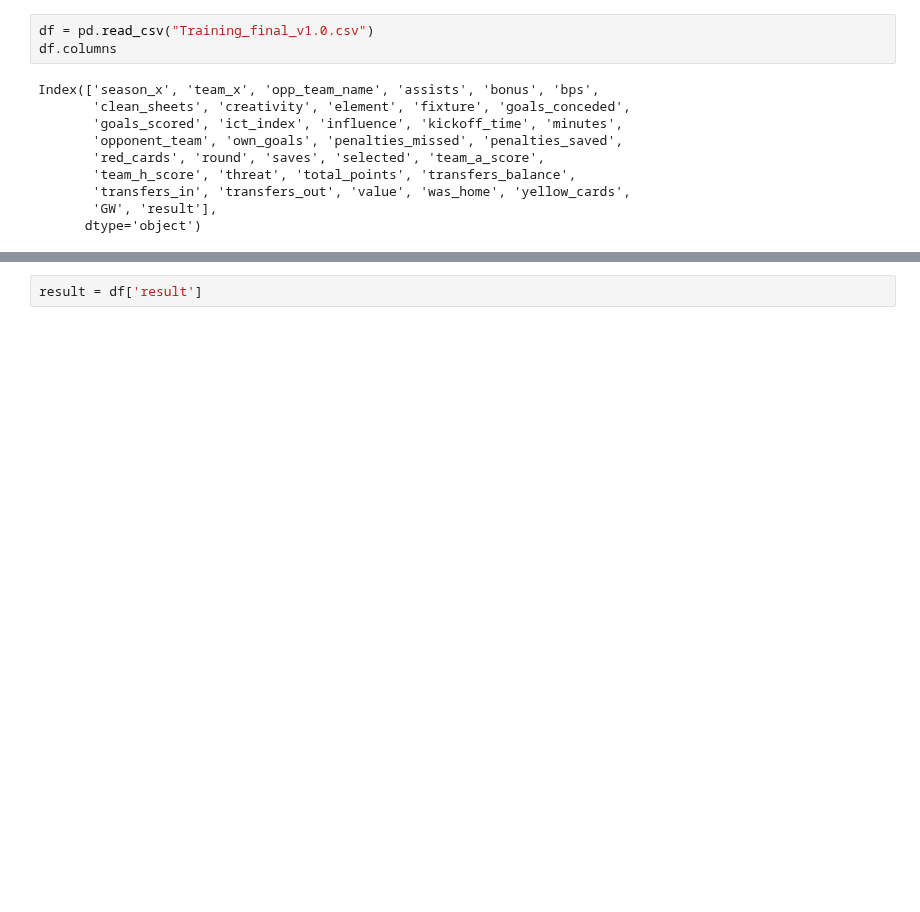
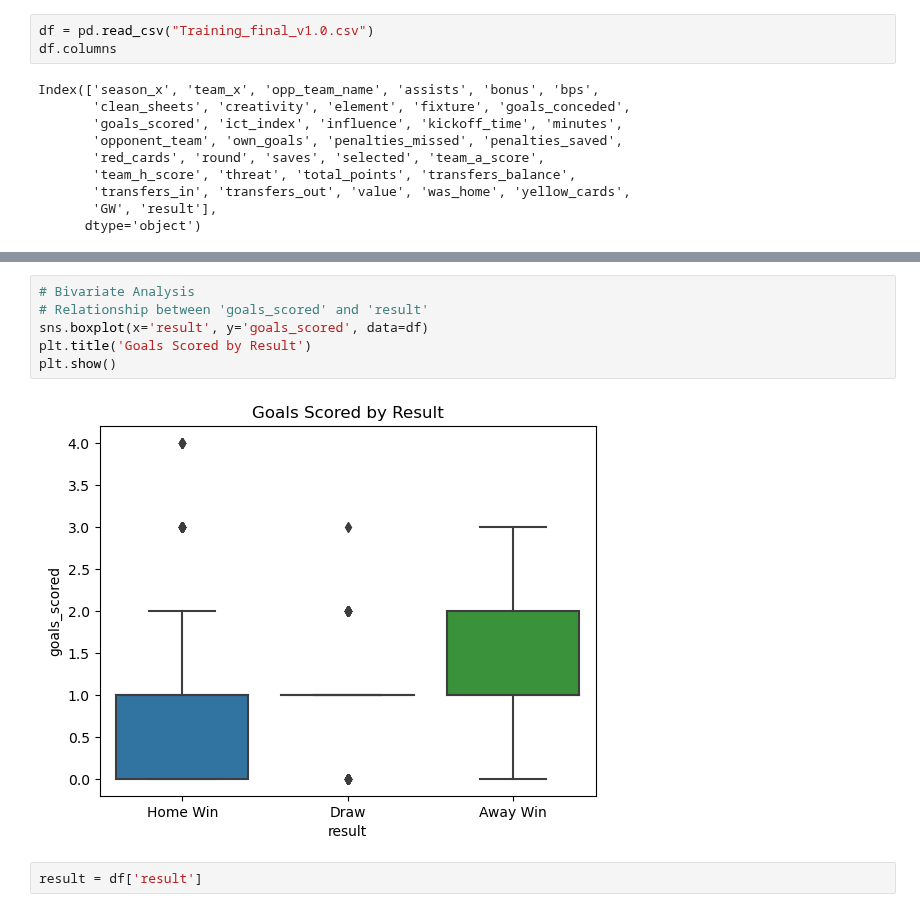
Before and after one commit to Subashcoder/Football-Match-Prediction, a Jupyter notebook: EDA.ipynb, the cells around one changed output, grey strips where cells are left out. Drawn from its saved outputs; the diff is of its cells as text; blank space fills up the shorter version.

Commit message:
Update Exploratory data Analysis

```diff
--- a/EDA.ipynb
+++ b/EDA.ipynb
@@ -18,2 +100,10 @@ Index(['season_x', 'team_x', 'opp_team_name', 'assists', 'bonus', 'bps',
+# %%
+# Bivariate Analysis
+# Relationship between 'goals_scored' and 'result'
+sns.boxplot(x='result', y='goals_scored', data=df)
+plt.title('Goals Scored by Result')
+plt.show()
+# %% [output]
+[figure, added]
 # %%
 result = df['result']
```
Also changed, not shown: parts of 9 cells of this notebook.
